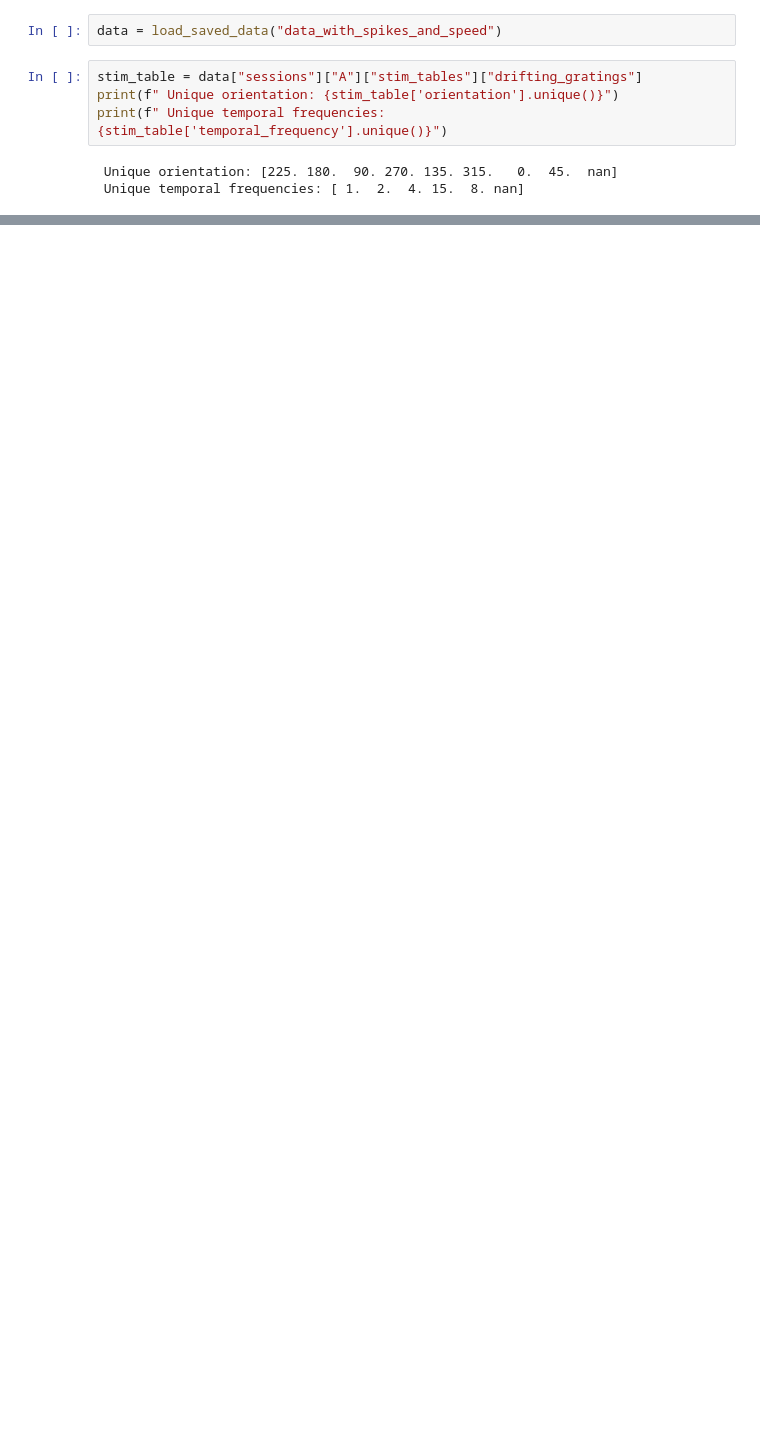
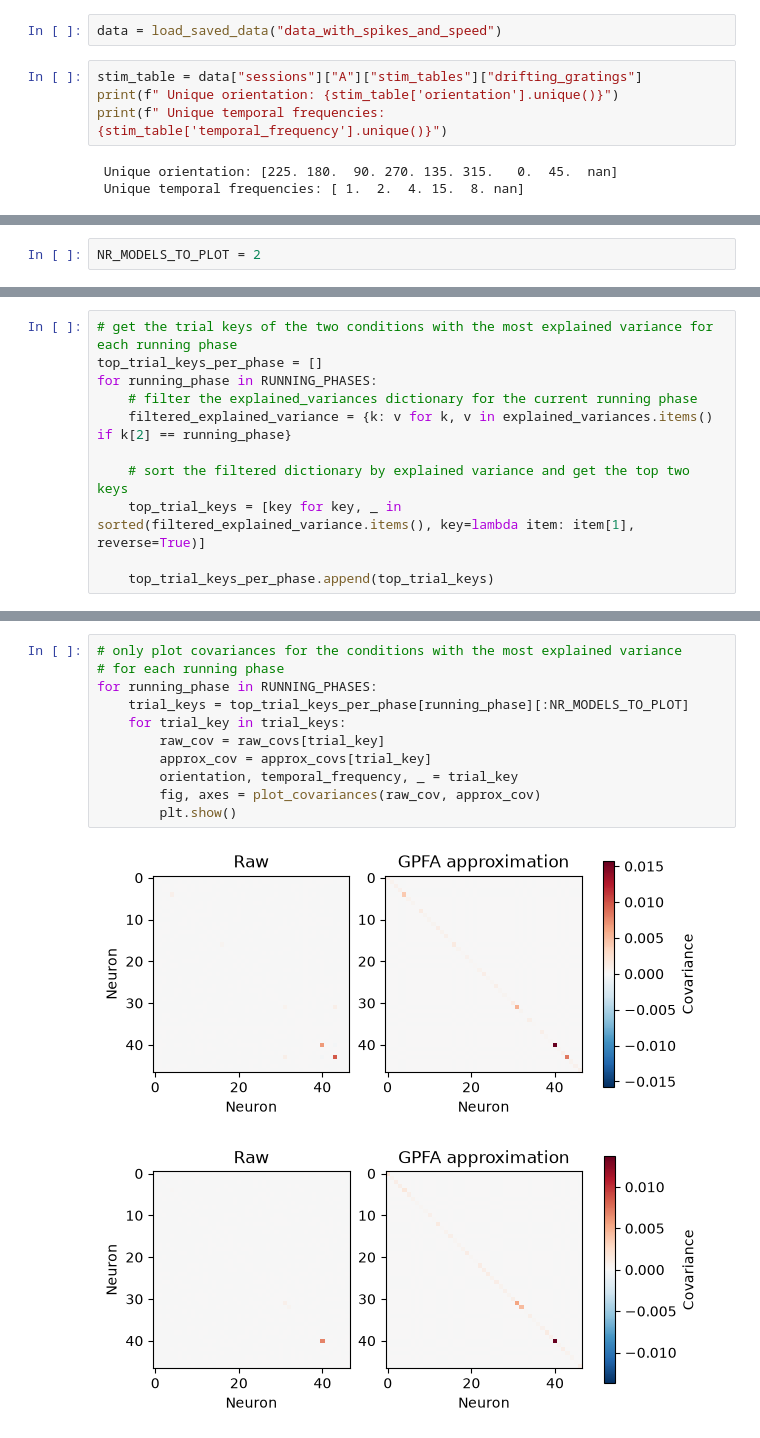
Before and after one commit to MartinGruber15/neural_data_science_project, a Jupyter notebook: notebooks/gpfa_drifitng_gratings.ipynb, the cells around one changed output, grey strips where cells are left out. Cells and saved outputs as stored; diff of their text form; blank space fills up the shorter version.

```diff
--- a/notebooks/gpfa_drifitng_gratings.ipynb
+++ b/notebooks/gpfa_drifitng_gratings.ipynb
@@ -693,0 +180,2 @@ plt.show()
+# %%
+NR_MODELS_TO_PLOT = 2
@@ -693,0 +238,11 @@ plt.show()
+# %%
+# get the trial keys of the two conditions with the most explained variance for each running phase
+top_trial_keys_per_phase = []
+for running_phase in RUNNING_PHASES:
+    # filter the explained_variances dictionary for the current running phase
+    filtered_explained_variance = {k: v for k, v in explained_variances.items() if k[2] == running_phase}
+
+    # sort the filtered dictionary by explained variance and get the top two keys
+    top_trial_keys = [key for key, _ in sorted(filtered_explained_variance.items(), key=lambda item: item[1], reverse=True)]
+
+    top_trial_keys_per_phase.append(top_trial_keys)
@@ -693,0 +251,14 @@ plt.show()
+# %%
+# only plot covariances for the conditions with the most explained variance
+# for each running phase
+for running_phase in RUNNING_PHASES:
+    trial_keys = top_trial_keys_per_phase[running_phase][:NR_MODELS_TO_PLOT]
+    for trial_key in trial_keys:
+        raw_cov = raw_covs[trial_key]
+        approx_cov = approx_covs[trial_key]
+        orientation, temporal_frequency, _ = trial_key
+        fig, axes = plot_covariances(raw_cov, approx_cov)
+        plt.show()
+# %% [output]
+[figure, added]
+[figure, added]
```
Also changed, not shown: parts of 63 cells of this notebook, 1 other file.
